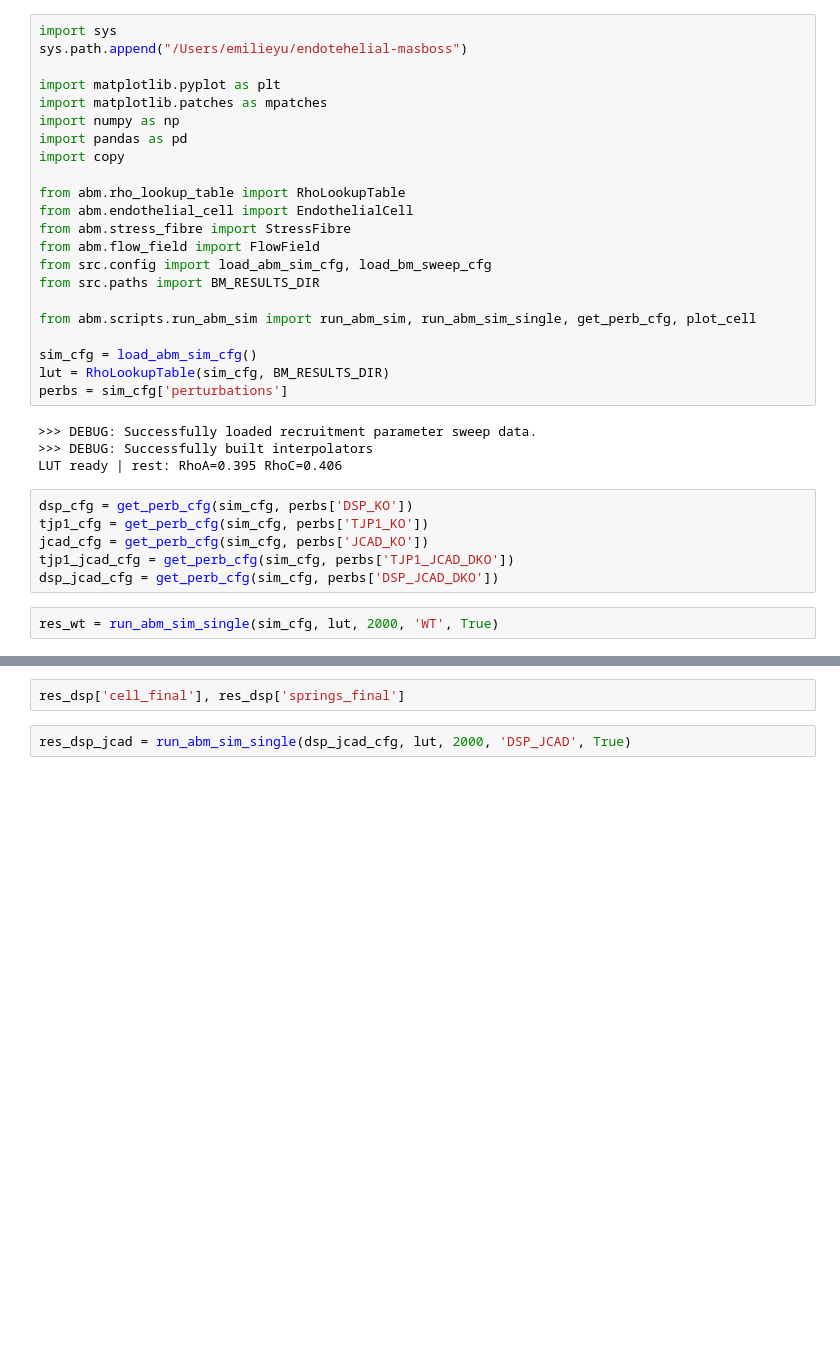
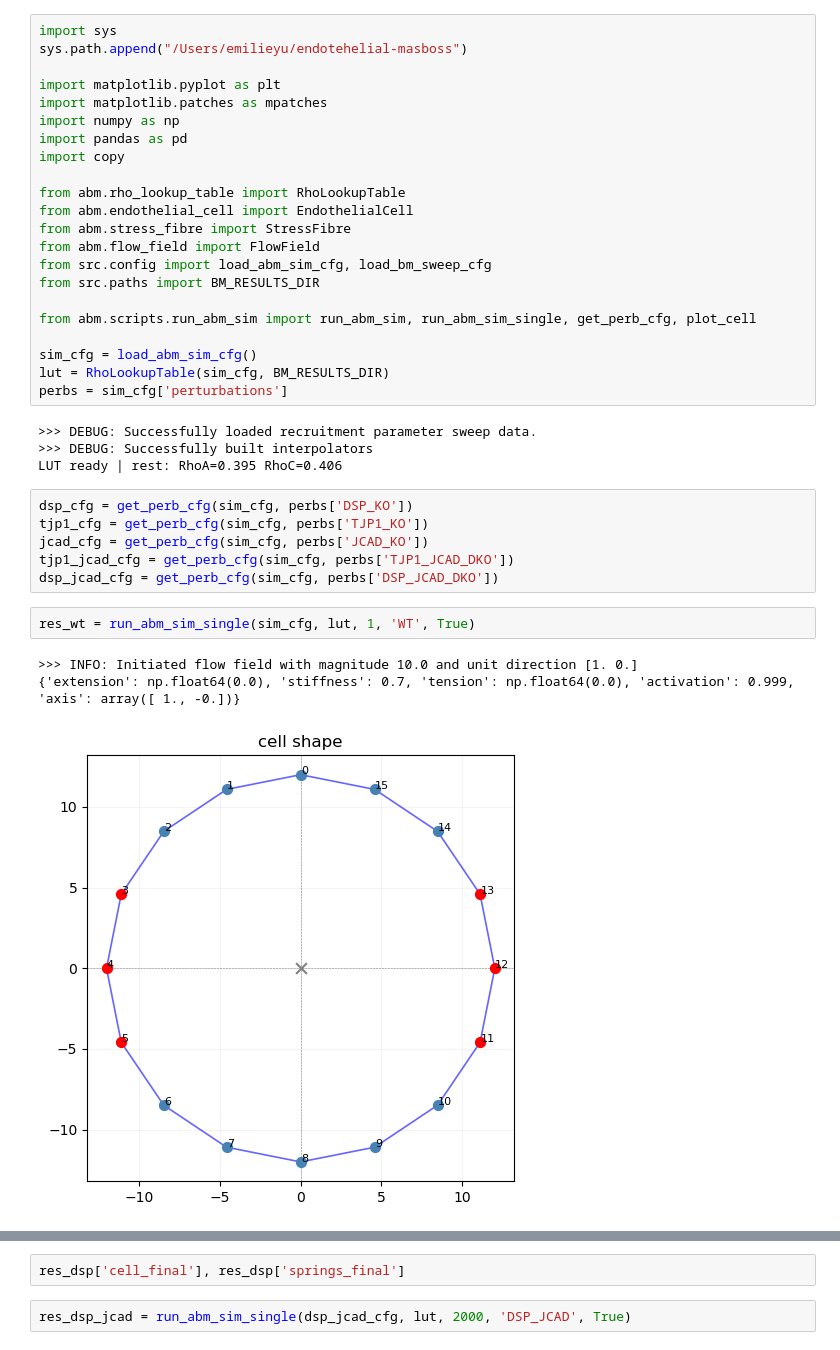
Before and after one commit to emilieyuu/endotehelial-masboss, a Jupyter notebook: notebooks/16_abm_runs.ipynb, the cells around one changed output, grey strips where cells are left out. Saved outputs shown, nothing was run; the diff lists cells and outputs as text; blank space fills up the shorter version.

```diff
--- a/notebooks/16_abm_runs.ipynb
+++ b/notebooks/16_abm_runs.ipynb
@@ -31,6 +31,10 @@ jcad_cfg = get_perb_cfg(sim_cfg, perbs['JCAD_KO'])
 tjp1_jcad_cfg = get_perb_cfg(sim_cfg, perbs['TJP1_JCAD_DKO'])
 dsp_jcad_cfg = get_perb_cfg(sim_cfg, perbs['DSP_JCAD_DKO'])
 # %%
-res_wt = run_abm_sim_single(sim_cfg, lut, 2000, 'WT', True)
+res_wt = run_abm_sim_single(sim_cfg, lut, 1, 'WT', True)
+# %% [output]
+>>> INFO: Initiated flow field with magnitude 10.0 and unit direction [1. 0.]
+{'extension': np.float64(0.0), 'stiffness': 0.7, 'tension': np.float64(0.0), 'activation': 0.999, 'axis': array([ 1., -0.])}
+[figure, added]
 # %%
 res_wt['cell_final'], res_wt['springs_final']
```
Also changed, not shown: parts of 5 cells of this notebook, 6 other files.
